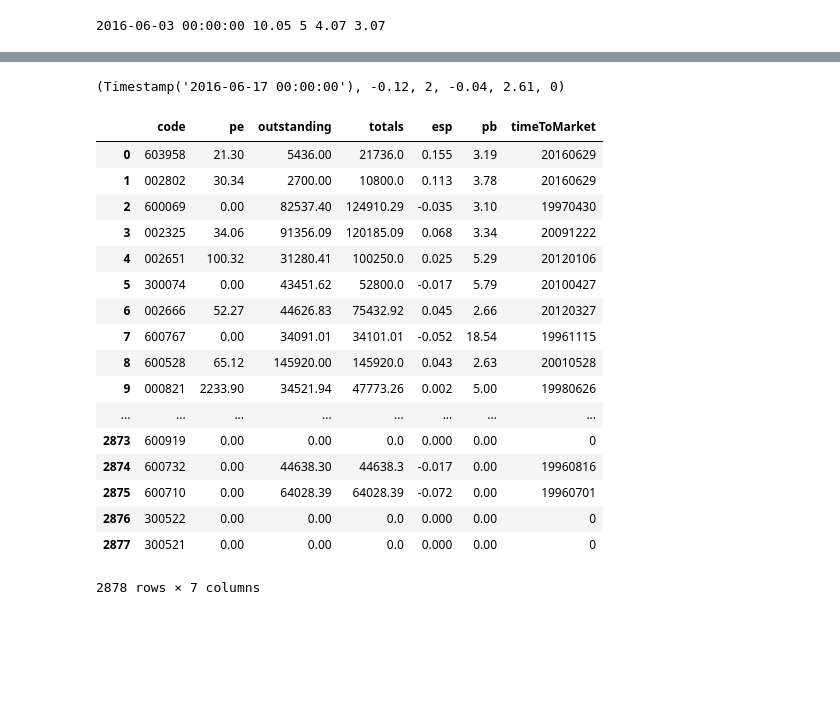
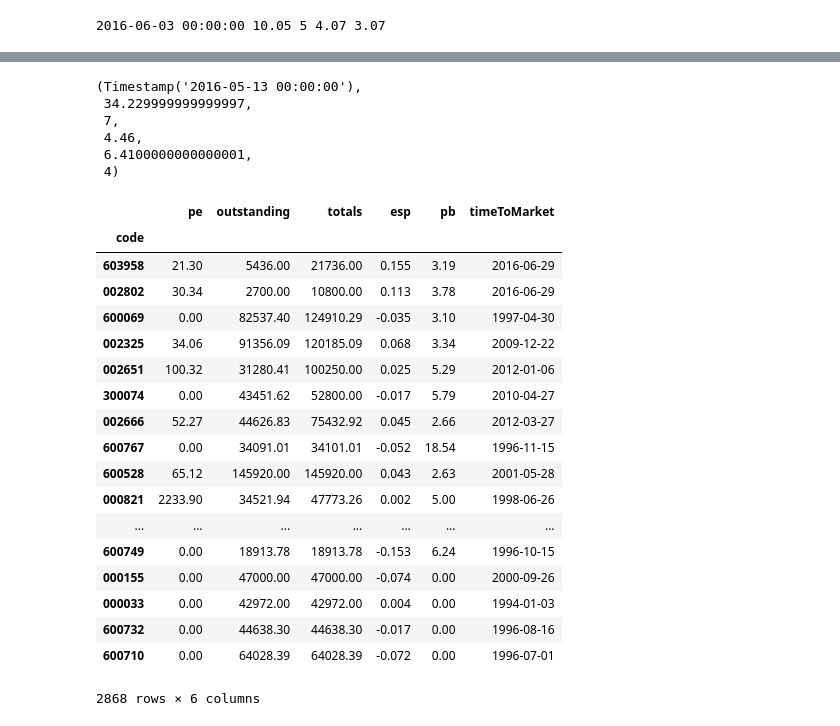
Before and after one commit to unixniu/pyAnalytics, a Jupyter notebook: stock_takeoff.ipynb, the cells around one changed output, grey strips where cells are left out. Drawn from its saved outputs; the diff is of its cells as text; code cells hidden in the pictures; blank space fills up the shorter version.

Commit message:
consolidate basic date, report data and takeoff analysis data

```diff
--- a/stock_takeoff.ipynb
+++ b/stock_takeoff.ipynb
@@ -203,34 +205,49 @@ df
 OUTPUT_PATH = 'D:/analytics/stock/analysis_weekly.csv'
 df.to_csv(OUTPUT_PATH)
 # %%
-find_increase_trend(WEEKLY_DATA_FOLDER + '/600529.csv')
+find_increase_trend(WEEKLY_DATA_FOLDER + '/002176.csv')
 # %% [output]
-(Timestamp('2016-06-17 00:00:00'), -0.12, 2, -0.04, 2.61, 0)
+(Timestamp('2016-05-13 00:00:00'),
+ 34.229999999999997,
+ 7,
+ 4.46,
+ 6.4100000000000001,
+ 4)
 # %%
 import numpy as np
 
-BASIC_DATA_PATH = r'E:\analytics\stock\basic.csv'
-basic_df = pd.read_csv(BASIC_DATA_PATH, index_col=False, parse_dates=['timeToMarket'], dtype={'code':np.str}, \
+pd.set_option('max_rows', 20)
+
+BASIC_DATA_PATH = r'D:\analytics\stock\basic.csv'
+basic_df = pd.read_csv(BASIC_DATA_PATH, index_col=False, dtype={'code':np.str}, \
                        usecols=['code', 'pe', 'pb', 'outstanding', 'totals', 'esp', 'timeToMarket'], \
-                       error_bad_lines=False, infer_datetime_format=True)
+                       error_bad_lines=False)
+basic_df.set_index('code', inplace=True)
+basic_df['timeToMarket'] = pd.to_datetime(basic_df['timeToMarket'], errors='coerce', format='%Y%m%d')
+basic_df = basic_df[basic_df['timeToMarket'].notnull()]
 basic_df
+# basic_df['timeToMarket'].convert_objects(convert_dates='coerce')
+# print(basic_df.dtypes)
+# basic_df
+# # basic_df[basic_df['timeToMarket']=='0']
 # %% [output]
-|  | code | pe | outstanding | totals | esp | pb | timeToMarket |
-| 0 | 603958 | 21.30 | 5436.00 | 21736.0 | 0.155 | 3.19 | 20160629 |
-| 1 | 002802 | 30.34 | 2700.00 | 10800.0 | 0.113 | 3.78 | 20160629 |
-| 2 | 600069 | 0.00 | 82537.40 | 124910.29 | -0.035 | 3.10 | 19970430 |
-| 3 | 002325 | 34.06 | 91356.09 | 120185.09 | 0.068 | 3.34 | 20091222 |
-| 4 | 002651 | 100.32 | 31280.41 | 100250.0 | 0.025 | 5.29 | 20120106 |
-| 5 | 300074 | 0.00 | 43451.62 | 52800.0 | -0.017 | 5.79 | 20100427 |
-| 6 | 002666 | 52.27 | 44626.83 | 75432.92 | 0.045 | 2.66 | 20120327 |
-| 7 | 600767 | 0.00 | 34091.01 | 34101.01 | -0.052 | 18.54 | 19961115 |
-| 8 | 600528 | 65.12 | 145920.00 | 145920.0 | 0.043 | 2.63 | 20010528 |
-| 9 | 000821 | 2233.90 | 34521.94 | 47773.26 | 0.002 | 5.00 | 19980626 |
-| ... | ... | ... | ... | ... | ... | ... | ... |
-| 2873 | 600919 | 0.00 | 0.00 | 0.0 | 0.000 | 0.00 | 0 |
-| 2874 | 600732 | 0.00 | 44638.30 | 44638.3 | -0.017 | 0.00 | 19960816 |
-| 2875 | 600710 | 0.00 | 64028.39 | 64028.39 | -0.072 | 0.00 | 19960701 |
-| 2876 | 300522 | 0.00 | 0.00 | 0.0 | 0.000 | 0.00 | 0 |
-| 2877 | 300521 | 0.00 | 0.00 | 0.0 | 0.000 | 0.00 | 0 |
+|  | pe | outstanding | totals | esp | pb | timeToMarket |
+| code |  |  |  |  |  |  |
+| 603958 | 21.30 | 5436.00 | 21736.00 | 0.155 | 3.19 | 2016-06-29 |
+| 002802 | 30.34 | 2700.00 | 10800.00 | 0.113 | 3.78 | 2016-06-29 |
+| 600069 | 0.00 | 82537.40 | 124910.29 | -0.035 | 3.10 | 1997-04-30 |
+| 002325 | 34.06 | 91356.09 | 120185.09 | 0.068 | 3.34 | 2009-12-22 |
+| 002651 | 100.32 | 31280.41 | 100250.00 | 0.025 | 5.29 | 2012-01-06 |
+| 300074 | 0.00 | 43451.62 | 52800.00 | -0.017 | 5.79 | 2010-04-27 |
+| 002666 | 52.27 | 44626.83 | 75432.92 | 0.045 | 2.66 | 2012-03-27 |
+| 600767 | 0.00 | 34091.01 | 34101.01 | -0.052 | 18.54 | 1996-11-15 |
+| 600528 | 65.12 | 145920.00 | 145920.00 | 0.043 | 2.63 | 2001-05-28 |
+| 000821 | 2233.90 | 34521.94 | 47773.26 | 0.002 | 5.00 | 1998-06-26 |
+| ... | ... | ... | ... | ... | ... | ... |
+| 600749 | 0.00 | 18913.78 | 18913.78 | -0.153 | 6.24 | 1996-10-15 |
+| 000155 | 0.00 | 47000.00 | 47000.00 | -0.074 | 0.00 | 2000-09-26 |
+| 000033 | 0.00 | 42972.00 | 42972.00 | 0.004 | 0.00 | 1994-01-03 |
+| 600732 | 0.00 | 44638.30 | 44638.30 | -0.017 | 0.00 | 1996-08-16 |
+| 600710 | 0.00 | 64028.39 | 64028.39 | -0.072 | 0.00 | 1996-07-01 |
-2878 rows × 7 columns
+2868 rows × 6 columns
 # %%
```
Also changed, not shown: parts of 3 cells of this notebook.
